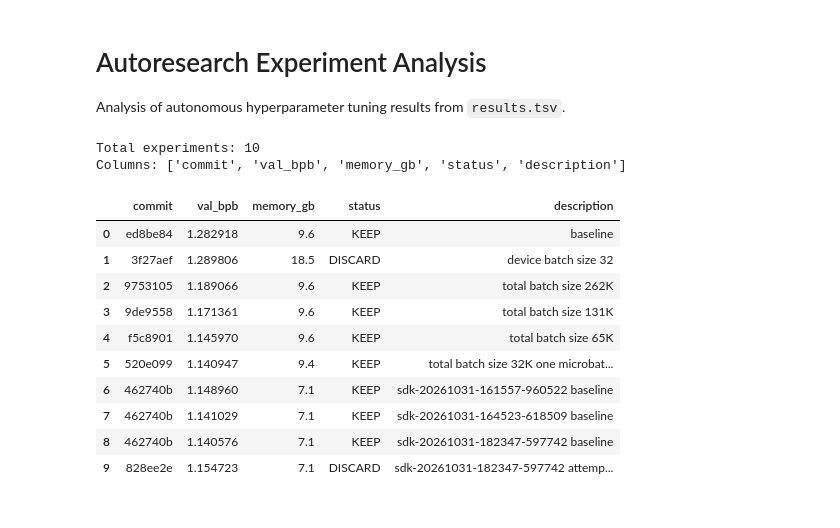
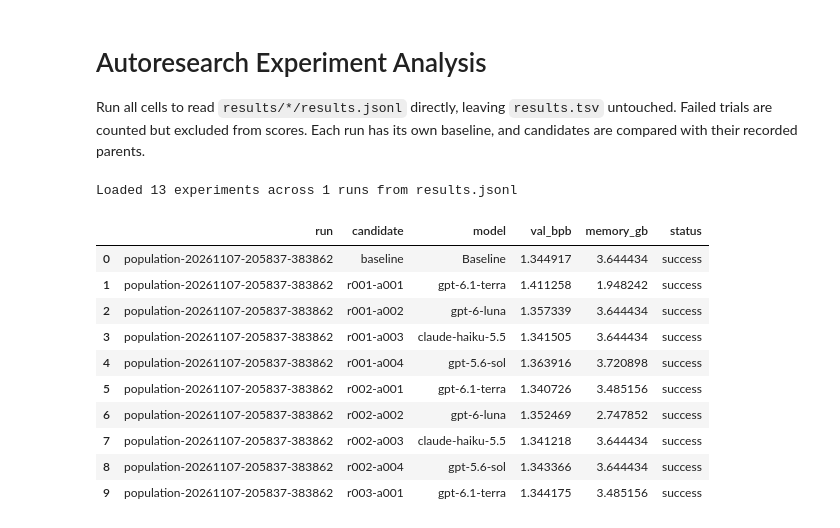
Before and after one commit to ttschuemp/autoresearch-swarm, a Jupyter notebook: analysis.ipynb, the cells around one changed output. Saved outputs shown, nothing was run; the diff lists cells and outputs as text; code cells hidden in the pictures.

```diff
--- a/analysis.ipynb
+++ b/analysis.ipynb
@@ -1,33 +1,56 @@
 # %% [markdown]
 # Autoresearch Experiment Analysis
 
-Analysis of autonomous hyperparameter tuning results from `results.tsv`.
+Run all cells to read `results/*/results.jsonl` directly, leaving `results.tsv` untouched. Failed trials are counted but excluded from scores. Each run has its own baseline, and candidates are compared with their recorded parents.
 # %%
+from pathlib import Path
+
 import pandas as pd
 import matplotlib.pyplot as plt
 import numpy as np
 
-# Load the TSV (tab-separated, 5 columns: commit, val_bpb, memory_gb, status, description)
-df = pd.read_csv("results.tsv", sep="\t")
-df["val_bpb"] = pd.to_numeric(df["val_bpb"], errors="coerce")
-df["memory_gb"] = pd.to_numeric(df["memory_gb"], errors="coerce")
-df["status"] = df["status"].str.strip().str.upper()
+REPOSITORY = Path.cwd()
+result_files = sorted((REPOSITORY / "results").glob("*/results.jsonl"))
+if not result_files:
+    raise FileNotFoundError(f"No results/*/results.jsonl files found in {REPOSITORY}")
+df = pd.concat(
+    [pd.read_json(path, lines=True).assign(run=path.parent.name) for path in result_files],
+    ignore_index=True,
+)
+if df.empty:
+    raise ValueError("The results.jsonl files contain no completed trials yet.")
 
-print(f"Total experiments: {len(df)}")
-print(f"Columns: {list(df.columns)}")
-df.head(10)
+df[["candidate", "parent"]] = df[["candidate", "parent"]].astype("string")
+df["val_bpb"] = pd.to_numeric(df["val_bpb"], errors="raise")
+df["memory_gb"] = pd.to_numeric(df["peak_vram_mb"], errors="raise") / 1024
+df[["round", "agent"]] = df[["round", "agent"]].astype("Int64")
+df["baseline"] = df["candidate"].eq("baseline")
+if not df["status"].isin(["success", "crash"]).all():
+    raise ValueError("Population results must have success or crash status.")
+df["successful"] = df["status"].eq("success")
+df.loc[~df["successful"], ["val_bpb", "memory_gb"]] = np.nan
+df["model"] = df["model"].fillna("SDK default")
+df.loc[df["baseline"], "model"] = "Baseline"
+df = df.sort_values(["run", "round", "agent"], kind="stable", na_position="first").reset_index(drop=True)
+df["experiment"] = df.groupby("run", sort=False).cumcount()
+valid = df[df["successful"]]
+if not (np.isfinite(valid["val_bpb"]) & valid["val_bpb"].gt(0)).all():
+    raise ValueError("Successful trials must have a finite, positive val_bpb.")
+pd.set_option("display.max_colwidth", 100)
+
+print(f"Loaded {len(df)} experiments across {df['run'].nunique()} runs from results.jsonl")
+display(df[["run", "candidate", "model", "val_bpb", "memory_gb", "status"]].head(10))
 # %% [output]
-Total experiments: 10
-Columns: ['commit', 'val_bpb', 'memory_gb', 'status', 'description']
+Loaded 13 experiments across 1 runs from results.jsonl
-|  | commit | val_bpb | memory_gb | status | description |
-| 0 | ed8be84 | 1.282918 | 9.6 | KEEP | baseline |
-| 1 | 3f27aef | 1.289806 | 18.5 | DISCARD | device batch size 32 |
-| 2 | 9753105 | 1.189066 | 9.6 | KEEP | total batch size 262K |
-| 3 | 9de9558 | 1.171361 | 9.6 | KEEP | total batch size 131K |
-| 4 | f5c8901 | 1.145970 | 9.6 | KEEP | total batch size 65K |
-| 5 | 520e099 | 1.140947 | 9.4 | KEEP | total batch size 32K one microbat... |
-| 6 | 462740b | 1.148960 | 7.1 | KEEP | sdk-20261031-161557-960522 baseline |
-| 7 | 462740b | 1.141029 | 7.1 | KEEP | sdk-20261031-164523-618509 baseline |
-| 8 | 462740b | 1.140576 | 7.1 | KEEP | sdk-20261031-182347-597742 baseline |
-| 9 | 828ee2e | 1.154723 | 7.1 | DISCARD | sdk-20261031-182347-597742 attemp... |
+|  | run | candidate | model | val_bpb | memory_gb | status |
+| 0 | population-20261107-205837-383862 | baseline | Baseline | 1.344917 | 3.644434 | success |
+| 1 | population-20261107-205837-383862 | r001-a001 | gpt-6.1-terra | 1.411258 | 1.948242 | success |
+| 2 | population-20261107-205837-383862 | r001-a002 | gpt-6-luna | 1.357339 | 3.644434 | success |
+| 3 | population-20261107-205837-383862 | r001-a003 | claude-haiku-5.5 | 1.341505 | 3.644434 | success |
+| 4 | population-20261107-205837-383862 | r001-a004 | gpt-5.6-sol | 1.363916 | 3.720898 | success |
+| 5 | population-20261107-205837-383862 | r002-a001 | gpt-6.1-terra | 1.340726 | 3.485156 | success |
+| 6 | population-20261107-205837-383862 | r002-a002 | gpt-6-luna | 1.352469 | 2.747852 | success |
+| 7 | population-20261107-205837-383862 | r002-a003 | claude-haiku-5.5 | 1.341218 | 3.644434 | success |
+| 8 | population-20261107-205837-383862 | r002-a004 | gpt-5.6-sol | 1.343366 | 3.644434 | success |
+| 9 | population-20261107-205837-383862 | r003-a001 | gpt-6.1-terra | 1.344175 | 3.485156 | success |
 # %%
```
Also changed, not shown: parts of 8 cells of this notebook, 12 other files.
